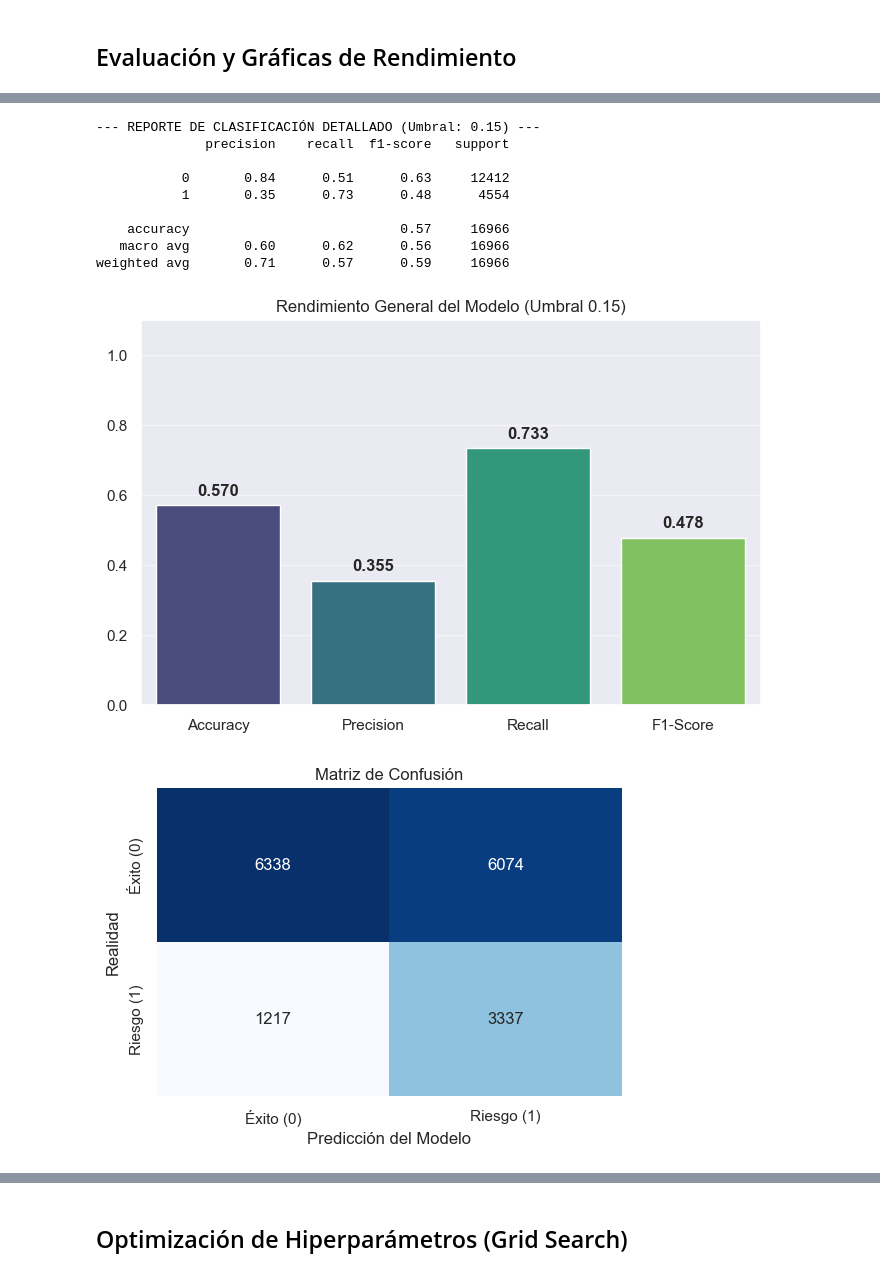
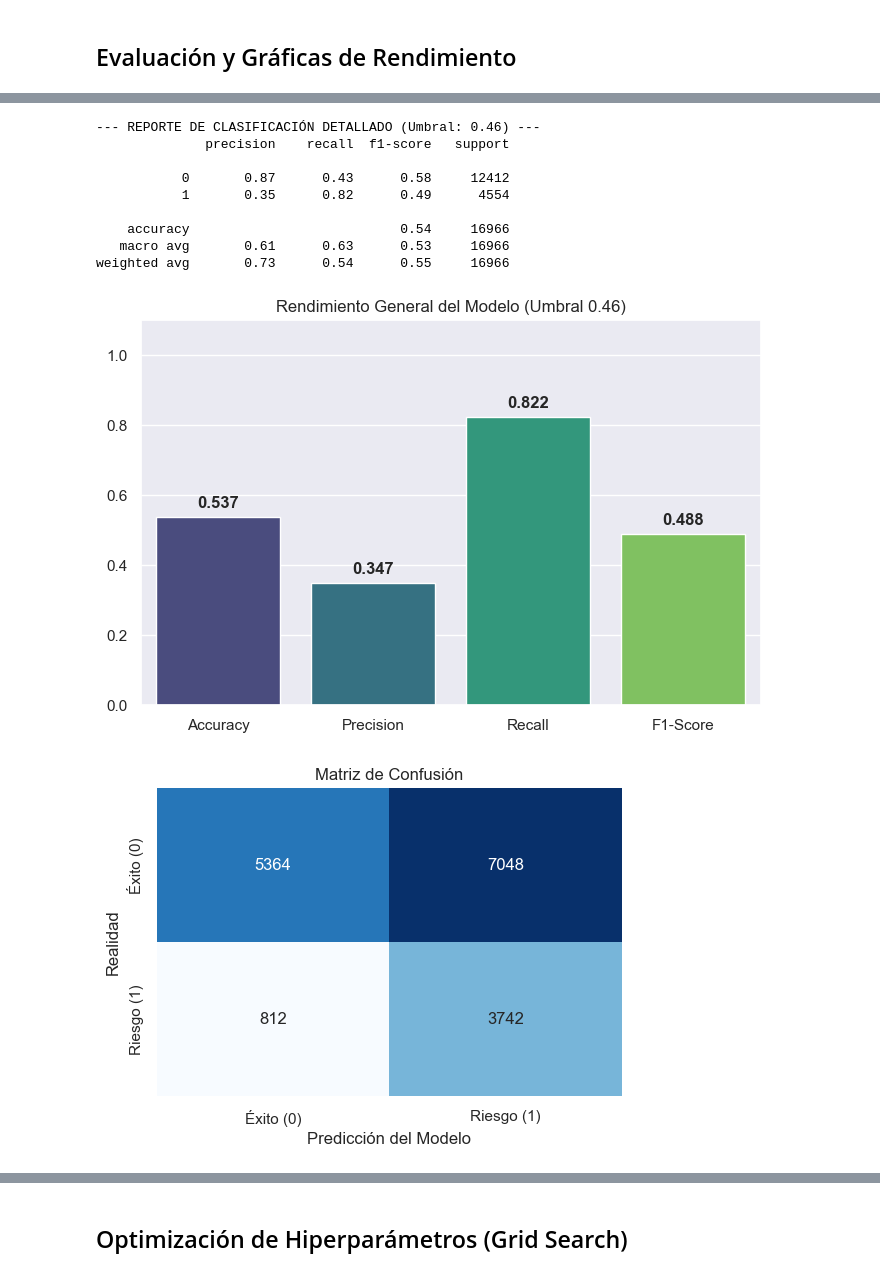
Before and after one commit to jngomm00/early-student-burnout-detection, a Jupyter notebook: code/90-days/random-forest/conf1.ipynb, the cells around one changed output, grey strips where cells are left out. Cells and saved outputs as stored; diff of their text form; code cells hidden in the pictures.

Commit message:
Random forest update

```diff
--- a/code/90-days/random-forest/conf1.ipynb
+++ b/code/90-days/random-forest/conf1.ipynb
@@ -81,19 +100,23 @@ preprocessor = ColumnTransformer(
 
 
 """
- - class_weight: {0: 1, 1: 5}
+ - class_weight: {0: 1, 1: 3}
  - max_depth: 10
- - min_samples_leaf: 1
- - n_estimators: 100
+ - min_samples_leaf: 5
+ - n_estimators: 200
 """
 
 # Pipeline Base Random Forest: 100 árboles y penalización manual para clase Riesgo
 rf_pipeline = Pipeline(steps=[
     ('preprocessor', preprocessor),
-    ('classifier', RandomForestClassifier(n_estimators=100,
-                                          class_weight={0: 1, 1: 5}, # Equivocarse en riesgo penaliza 10 veces más
-                                          random_state=42,
-                                          n_jobs=-1)) # n_jobs=-1 usa todos tus núcleos
+    ('classifier', RandomForestClassifier(
+        n_estimators=200,          # <-- Configuración ganadora
+        max_depth=10,              # <-- Configuración ganadora
+        min_samples_leaf=5,        # <-- Configuración ganadora
+        class_weight={0: 1, 1: 3}, # <-- Configuración ganadora
+        random_state=42,           # Mantenemos la semilla para que los resultados no bailen
+        n_jobs=-1
+    ))
 ])
 
 # Entrenar modelo
@@ -116,7 +139,7 @@ import seaborn as sns
 y_probs = rf_pipeline.predict_proba(X_test)[:, 1]
 
 # UMBRAL PERMISIVO: Ante un 30% de sospecha, clasifica como Riesgo (1).
-umbral_permisivo = 0.15
+umbral_permisivo = 0.46
 y_pred = (y_probs >= umbral_permisivo).astype(int)
 
 # ==========================================
@@ -170,38 +193,38 @@ fig3 = plt.figure(figsize=(6, 4))
 sns.heatmap(cm, annot=True, fmt='d', cmap='Blues', cbar=False,
             xticklabels=['Éxito (0)', 'Riesgo (1)'],
             yticklabels=['Éxito (0)', 'Riesgo (1)'])
 plt.title('Matriz de Confusión')
 plt.xlabel('Predicción del Modelo')
 plt.ylabel('Realidad')
 plt.show()
 
 # ==========================================
 # GRÁFICO 4: Accuracy Global vs Recall Minoritario
 # ==========================================
 report_dict = classification_report(y_test, y_pred, output_dict=True, zero_division=0)
 burnout_recall = report_dict['1']['recall']
 
 fig4 = plt.figure(figsize=(6, 4))
 
 metric_names_comp = ['Accuracy Global', 'Recall (Agotamiento)']
 metric_values_comp = [acc, burnout_recall]
 ax4 = sns.barplot(x=metric_names_comp, y=metric_values_comp, hue=metric_names_comp, palette=['#4682B4', '#CD5C5C'], legend=False)
 plt.title('Evaluación de Desbalanceo')
 plt.ylim(0, 1.1)
 
 for i, v in enumerate(metric_values_comp):
     ax4.text(i, v + 0.02, f"{v*100:.1f}%", ha='center', va='bottom', fontweight='bold')
 plt.show()
 # %% [output]
 [figure]
---- REPORTE DE CLASIFICACIÓN DETALLADO (Umbral: 0.15) ---
+--- REPORTE DE CLASIFICACIÓN DETALLADO (Umbral: 0.46) ---
               precision    recall  f1-score   support
 
-           0       0.84      0.51      0.63     12412
-           1       0.35      0.73      0.48      4554
+           0       0.87      0.43      0.58     12412
+           1       0.35      0.82      0.49      4554
 
-    accuracy                           0.57     16966
-   macro avg       0.60      0.62      0.56     16966
-weighted avg       0.71      0.57      0.59     16966
+    accuracy                           0.54     16966
+   macro avg       0.61      0.63      0.53     16966
+weighted avg       0.73      0.54      0.55     16966
-[figure, old version]
+[figure, new version]
-[figure, old version]
+[figure, new version]
```
Also changed, not shown: parts of 3 cells of this notebook, 1 other file.
